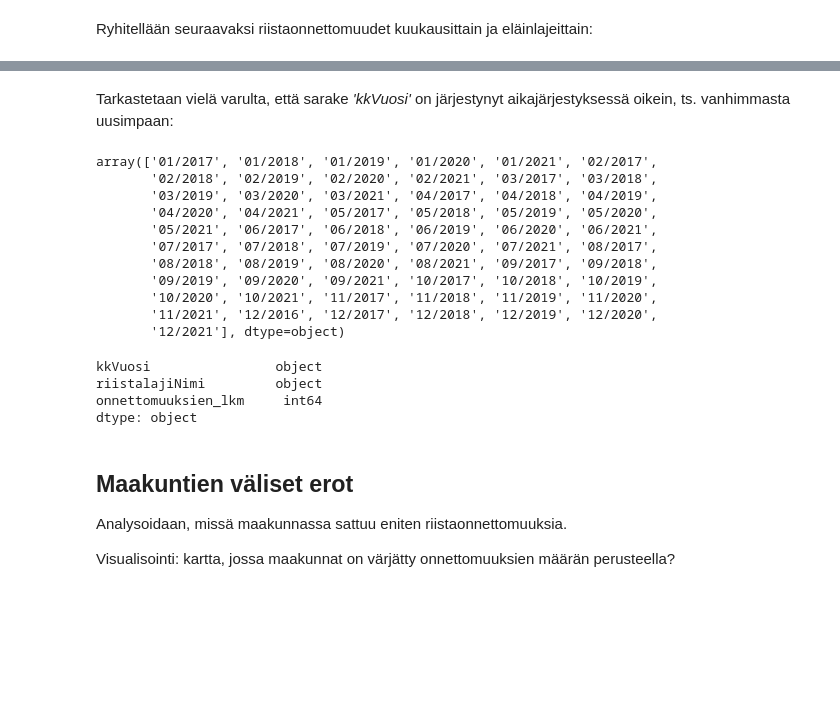
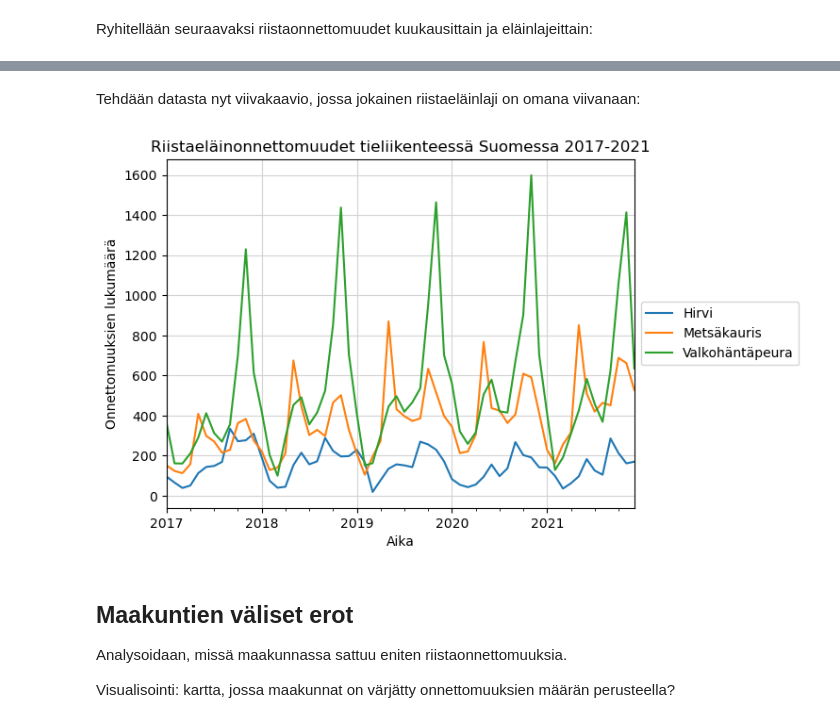
Before and after one commit to SallaLipasti/riistaonnettomuudet, a Jupyter notebook: datan_analysointi.ipynb, the cells around one changed output, grey strips where cells are left out. Saved outputs shown, nothing was run; the diff lists cells and outputs as text; code cells hidden in the pictures; blank space fills up the shorter version.

```diff
--- a/datan_analysointi.ipynb
+++ b/datan_analysointi.ipynb
@@ -311,0 +346,3 @@ kk_ryhm
+# %%
+pivot = kk_ryhm.pivot(index = 'kkVuosi', columns = 'riistalajiNimi', values = 'onnettomuuksien_lkm')
+pivot.head()
@@ -312,26 +357,22 @@ kk_ryhm
 # %% [markdown]
-Tarkastetaan vielä varulta, että sarake *'kkVuosi'* on järjestynyt aikajärjestyksessä oikein, ts. vanhimmasta uusimpaan:
+Tehdään datasta nyt viivakaavio, jossa jokainen riistaeläinlaji on omana viivanaan:
-# %%
-kk_ryhm['kkVuosi'].unique()
-# %% [output]
-array(['01/2017', '01/2018', '01/2019', '01/2020', '01/2021', '02/2017',
-       '02/2018', '02/2019', '02/2020', '02/2021', '03/2017', '03/2018',
-       '03/2019', '03/2020', '03/2021', '04/2017', '04/2018', '04/2019',
-       '04/2020', '04/2021', '05/2017', '05/2018', '05/2019', '05/2020',
-       '05/2021', '06/2017', '06/2018', '06/2019', '06/2020', '06/2021',
-       '07/2017', '07/2018', '07/2019', '07/2020', '07/2021', '08/2017',
-       '08/2018', '08/2019', '08/2020', '08/2021', '09/2017', '09/2018',
-       '09/2019', '09/2020', '09/2021', '10/2017', '10/2018', '10/2019',
-       '10/2020', '10/2021', '11/2017', '11/2018', '11/2019', '11/2020',
-       '11/2021', '12/2016', '12/2017', '12/2018', '12/2019', '12/2020',
-       '12/2021'], dtype=object)
-# %%
-kk_ryhm.dtypes
-# %% [output]
-kkVuosi                object
-riistalajiNimi         object
-onnettomuuksien_lkm     int64
-dtype: object
+# %%
+# Kaavio ja otsikko:
+pivot.plot(title = 'Riistaeläinonnettomuudet tieliikenteessä Suomessa 2017-2021')
+
+# Sijoitetaan selitelaatikko kuvion ulkopuolelle:
+plt.legend(loc='center left', bbox_to_anchor=(1.0, 0.5))
+
+# Lisätään akselien otsikot:
+plt.ylabel('Onnettomuuksien lukumäärä')
+plt.xlabel('Aika')
+
+# Lisätään ruudukko:
+plt.grid(axis = 'both', color = "lightgray")
+
+plt.show()
+# %% [output]
+[figure, added]
 # %% [markdown]
 ## Maakuntien väliset erot
 
```
Also changed, not shown: parts of 16 cells of this notebook.
